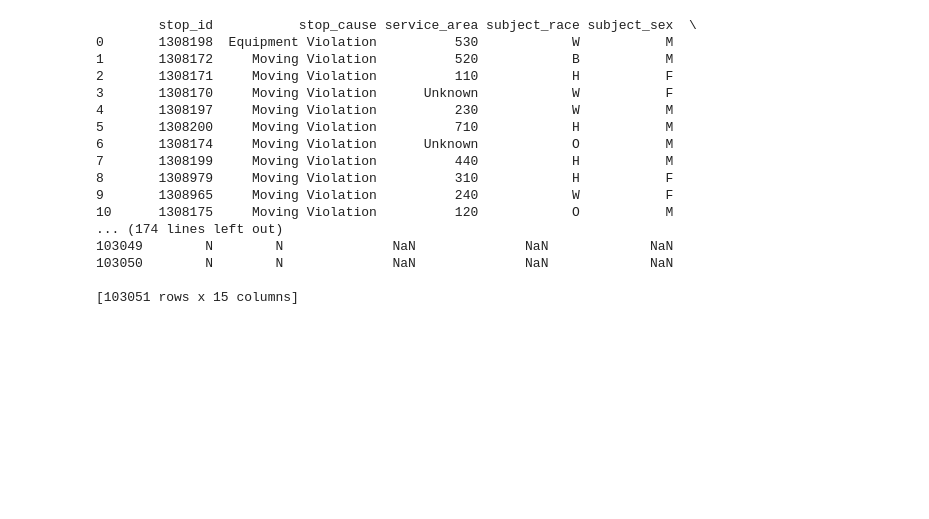
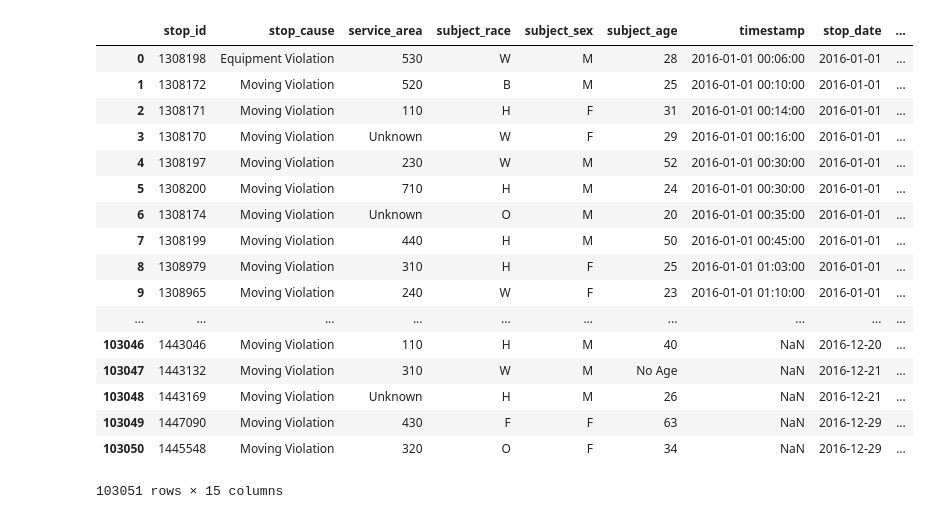
Before and after one commit to TomDonoghue/Pr_013, a Jupyter notebook: FinalProject.ipynb, the cells around one changed output. Saved outputs shown, nothing was run; the diff lists cells and outputs as text; code cells hidden in the pictures; blank space fills up the shorter version.

```diff
--- a/FinalProject.ipynb
+++ b/FinalProject.ipynb
@@ -10,23 +10,24 @@ from scipy.stats import ttest_ind
 # %%
 csvfile = 'vehicle_stops_2016_datasd.csv'
 df = pd.read_csv(csvfile)
-# %%
-print(df)
-# %% [output]
-        stop_id           stop_cause service_area subject_race subject_sex  \
-0       1308198  Equipment Violation          530            W           M
-1       1308172     Moving Violation          520            B           M
-2       1308171     Moving Violation          110            H           F
-3       1308170     Moving Violation      Unknown            W           F
-4       1308197     Moving Violation          230            W           M
-5       1308200     Moving Violation          710            H           M
-6       1308174     Moving Violation      Unknown            O           M
-7       1308199     Moving Violation          440            H           M
-8       1308979     Moving Violation          310            H           F
-9       1308965     Moving Violation          240            W           F
-10      1308175     Moving Violation          120            O           M
-... (174 lines left out)
-103049        N        N              NaN              NaN             NaN
-103050        N        N              NaN              NaN             NaN
-
-[103051 rows x 15 columns]
+# %%
+df
+# %% [output]
+|  | stop_id | stop_cause | service_area | subject_race | subject_sex | subject_age | timestamp | stop_date | ... |
+| 0 | 1308198 | Equipment Violation | 530 | W | M | 28 | 2016-01-01 00:06:00 | 2016-01-01 | ... |
+| 1 | 1308172 | Moving Violation | 520 | B | M | 25 | 2016-01-01 00:10:00 | 2016-01-01 | ... |
+| 2 | 1308171 | Moving Violation | 110 | H | F | 31 | 2016-01-01 00:14:00 | 2016-01-01 | ... |
+| 3 | 1308170 | Moving Violation | Unknown | W | F | 29 | 2016-01-01 00:16:00 | 2016-01-01 | ... |
+| 4 | 1308197 | Moving Violation | 230 | W | M | 52 | 2016-01-01 00:30:00 | 2016-01-01 | ... |
+| 5 | 1308200 | Moving Violation | 710 | H | M | 24 | 2016-01-01 00:30:00 | 2016-01-01 | ... |
+| 6 | 1308174 | Moving Violation | Unknown | O | M | 20 | 2016-01-01 00:35:00 | 2016-01-01 | ... |
+| 7 | 1308199 | Moving Violation | 440 | H | M | 50 | 2016-01-01 00:45:00 | 2016-01-01 | ... |
+| 8 | 1308979 | Moving Violation | 310 | H | F | 25 | 2016-01-01 01:03:00 | 2016-01-01 | ... |
+| 9 | 1308965 | Moving Violation | 240 | W | F | 23 | 2016-01-01 01:10:00 | 2016-01-01 | ... |
+| ... | ... | ... | ... | ... | ... | ... | ... | ... | ... |
+| 103046 | 1443046 | Moving Violation | 110 | H | M | 40 | NaN | 2016-12-20 | ... |
+| 103047 | 1443132 | Moving Violation | 310 | W | M | No Age | NaN | 2016-12-21 | ... |
+| 103048 | 1443169 | Moving Violation | Unknown | H | M | 26 | NaN | 2016-12-21 | ... |
+| 103049 | 1447090 | Moving Violation | 430 | F | F | 63 | NaN | 2016-12-29 | ... |
+| 103050 | 1445548 | Moving Violation | 320 | O | F | 34 | NaN | 2016-12-29 | ... |
+103051 rows × 15 columns
```
Also changed, not shown: parts of 2 cells of this notebook.
